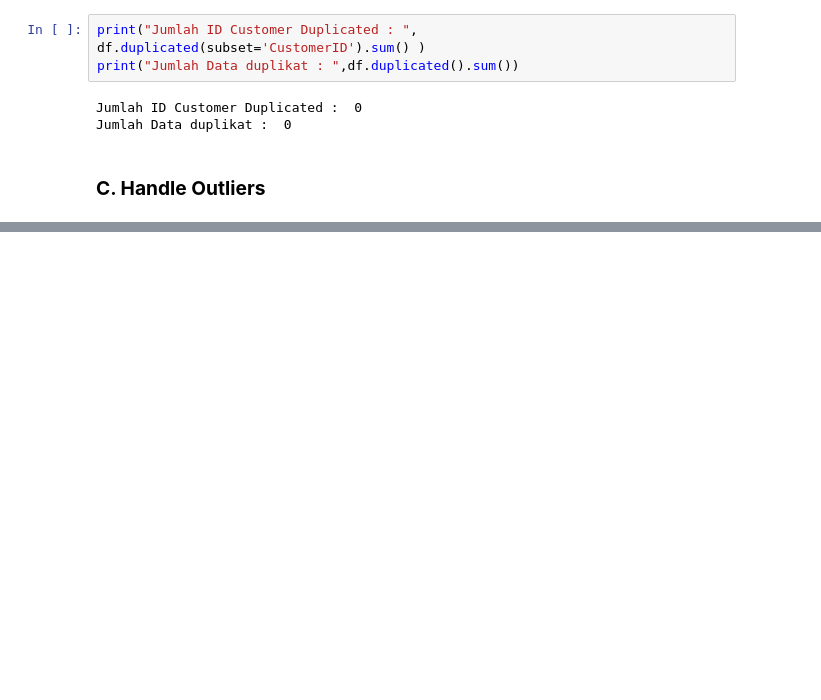
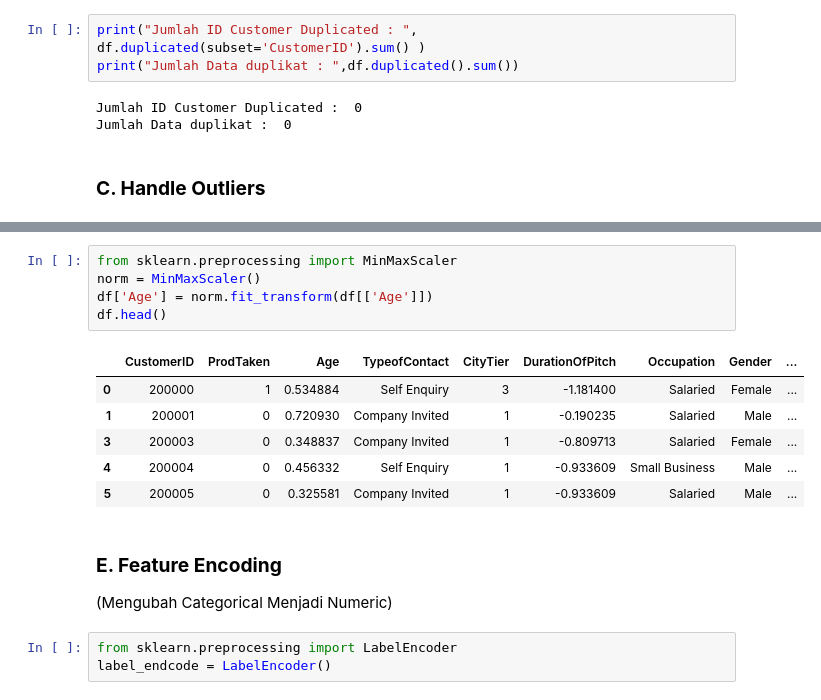
Before and after one commit to JodhiKrisantus/Classification-Holiday-Package-Prediction, a Jupyter notebook: Holiday_Predict.ipynb, the cells around one changed output, grey strips where cells are left out. Saved outputs shown, nothing was run; the diff lists cells and outputs as text; blank space fills up the shorter version.

```diff
--- a/Holiday_Predict.ipynb
+++ b/Holiday_Predict.ipynb
@@ -381,0 +427,18 @@ sns.boxplot(data=df, y='DurationOfPitch', ax=axes[1])
+# %%
+from sklearn.preprocessing import MinMaxScaler
+norm = MinMaxScaler()
+df['Age'] = norm.fit_transform(df[['Age']])
+df.head()
+# %% [output]
+|  | CustomerID | ProdTaken | Age | TypeofContact | CityTier | DurationOfPitch | Occupation | Gender | ... |
+| 0 | 200000 | 1 | 0.534884 | Self Enquiry | 3 | -1.181400 | Salaried | Female | ... |
+| 1 | 200001 | 0 | 0.720930 | Company Invited | 1 | -0.190235 | Salaried | Male | ... |
+| 3 | 200003 | 0 | 0.348837 | Company Invited | 1 | -0.809713 | Salaried | Female | ... |
+| 4 | 200004 | 0 | 0.456332 | Self Enquiry | 1 | -0.933609 | Small Business | Male | ... |
+| 5 | 200005 | 0 | 0.325581 | Company Invited | 1 | -0.933609 | Salaried | Male | ... |
+# %% [markdown]
+### **E. Feature Encoding**
+(Mengubah Categorical Menjadi Numeric)
+# %%
+from sklearn.preprocessing import LabelEncoder
+label_endcode = LabelEncoder()
```
Also changed, not shown: parts of 21 cells of this notebook.
